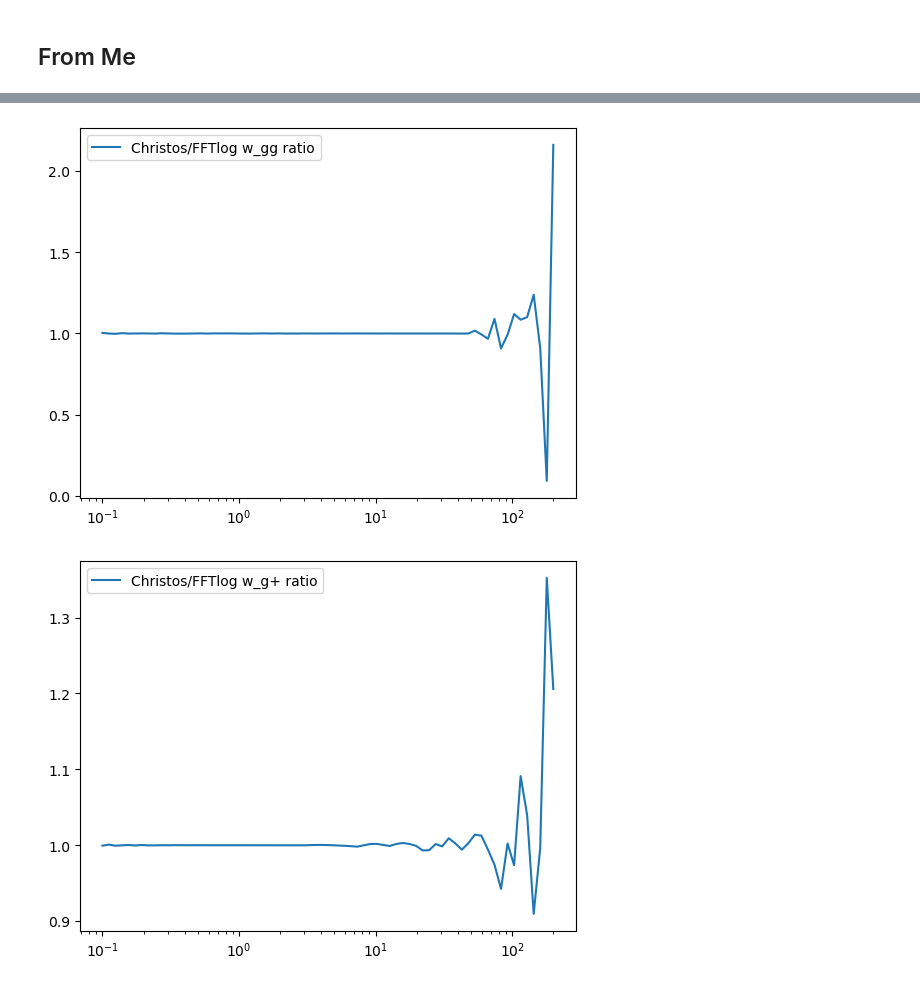
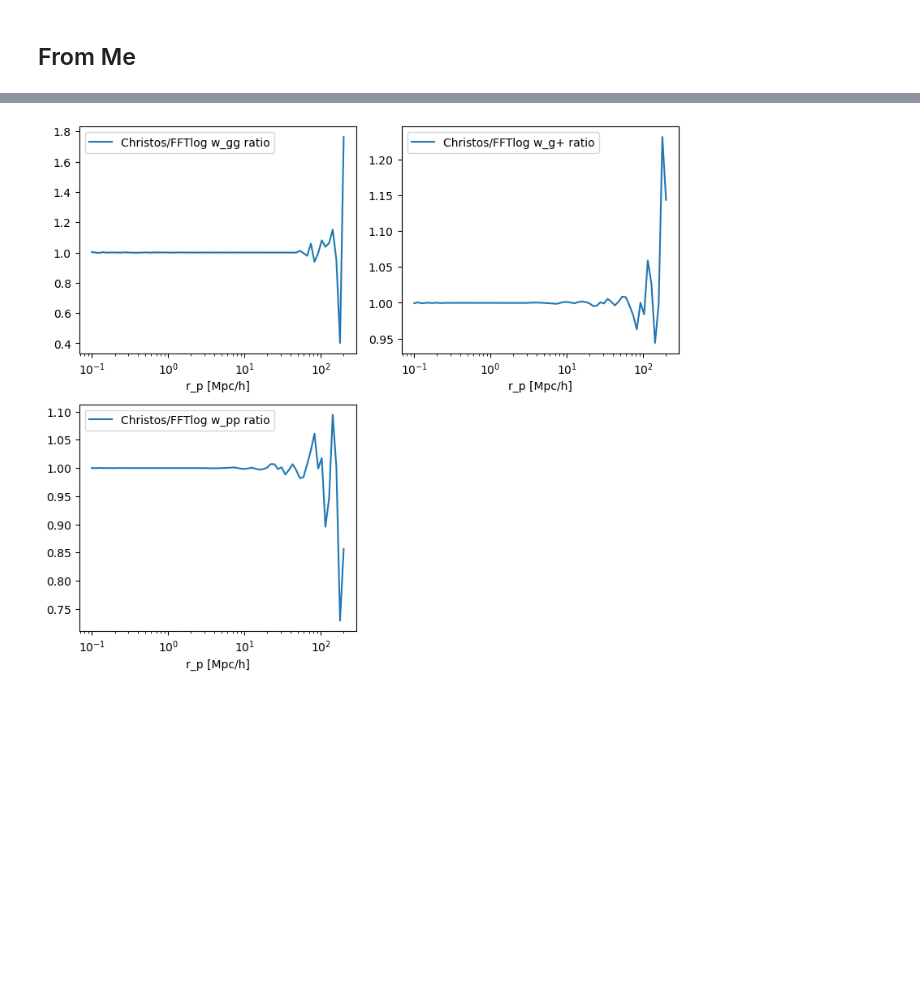
Before and after one commit to DennisNeumann97/GNAT, a Jupyter notebook: codebase_develop.ipynb, the cells around one changed output, grey strips where cells are left out. Cells and saved outputs as stored; diff of their text form; code cells hidden in the pictures; blank space fills up the shorter version.

```diff
--- a/codebase_develop.ipynb
+++ b/codebase_develop.ipynb
@@ -542,5 +550,5 @@ cosmo = ccl.Cosmology(**cosmo_dict)
 rp_christos = np.geomspace(0.1/cosmo_dict["h"], 200/cosmo_dict["h"], 70)
 # Pi_max = 20/cosmo_dict["h"]
 Pi_max = 50/cosmo_dict["h"]
-z = 0
+z = 1
 # %%
@@ -680,18 +640,25 @@ plt.close()
 # %%
-plt.semilogx(rp_christos*cosmo_dict['h'], wgg_christos/w_gg, label='Christos/FFTlog w_gg ratio')
-plt.legend()
+fig, axes = plt.subplots(2, 2, figsize=(8, 7))
+
+ax = axes[0, 0]
+ax.semilogx(rp_christos*cosmo_dict['h'], wgg_christos/w_gg, label='Christos/FFTlog w_gg ratio')
+ax.legend()
+
+ax = axes[0, 1]
+ax.semilogx(rp_christos*cosmo_dict['h'], wgp_christos/w_gp, label='Christos/FFTlog w_g+ ratio')
+ax.legend()
+
+ax = axes[1, 0]
+ax.semilogx(rp_christos*cosmo_dict['h'], wpp_christos/w_pp, label='Christos/FFTlog w_pp ratio')
+ax.legend()
+
+axes[1, 1].set_visible(False)
+
+for ax in axes.flatten():
+    ax.set_xlabel('r_p [Mpc/h]')
+
+plt.tight_layout()
 plt.show()
 plt.close()
-
-plt.semilogx(rp_christos*cosmo_dict['h'], wgp_christos/w_gp, label='Christos/FFTlog w_g+ ratio')
-plt.legend()
-plt.show()
-plt.close()
-
-plt.semilogx(rp_christos*cosmo_dict['h'], wpp_christos/w_pp, label='Christos/FFTlog w_pp ratio')
-plt.legend()
-plt.show()
-plt.close()
 # %% [output]
-[figure, old version]
+[figure, new version]
-[figure, removed]
```
Also changed, not shown: parts of 7 cells of this notebook, 4 other files.
